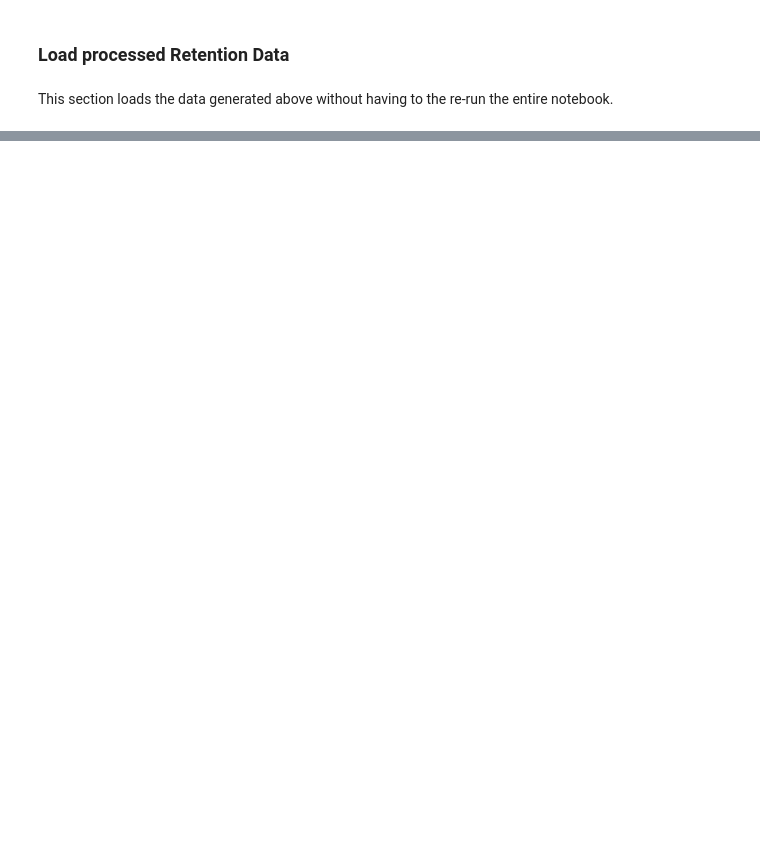
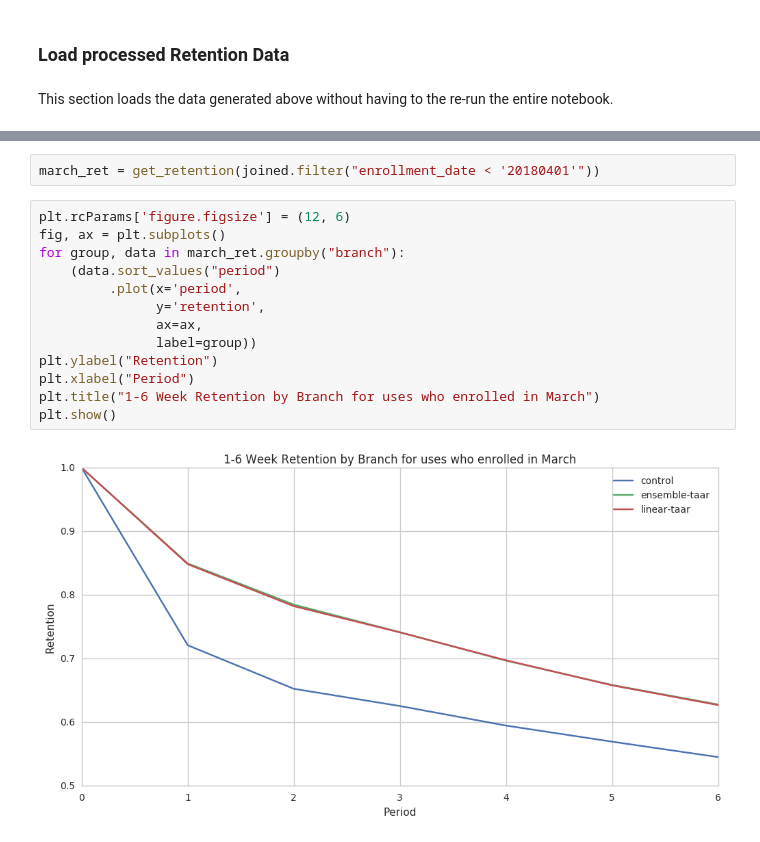
Before and after one commit to mozilla/taar, a Jupyter notebook: analysis/TAARExperimentV2Retention.ipynb, the cells around one changed output, grey strips where cells are left out. Drawn from its saved outputs; the diff is of its cells as text; blank space fills up the shorter version.

```diff
--- a/analysis/TAARExperimentV2Retention.ipynb
+++ b/analysis/TAARExperimentV2Retention.ipynb
@@ -195,0 +300,17 @@ ret[ret.period == 6.0].sort_values("retention", ascending=False)
+# %%
+march_ret = get_retention(joined.filter("enrollment_date < '20180401'"))
+# %%
+plt.rcParams['figure.figsize'] = (12, 6)
+fig, ax = plt.subplots()
+for group, data in march_ret.groupby("branch"):
+    (data.sort_values("period")
+         .plot(x='period',
+               y='retention',
+               ax=ax,
+               label=group))
+plt.ylabel("Retention")
+plt.xlabel("Period")
+plt.title("1-6 Week Retention by Branch for uses who enrolled in March")
+plt.show()
+# %% [output]
+[figure, added]
```
Also changed, not shown: parts of 28 cells of this notebook.
